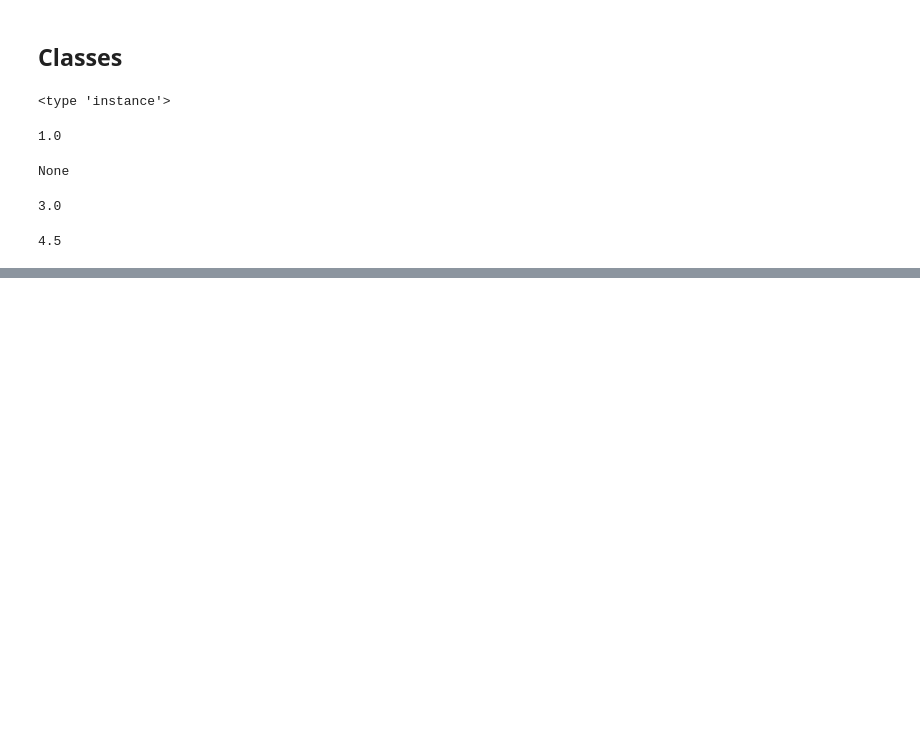
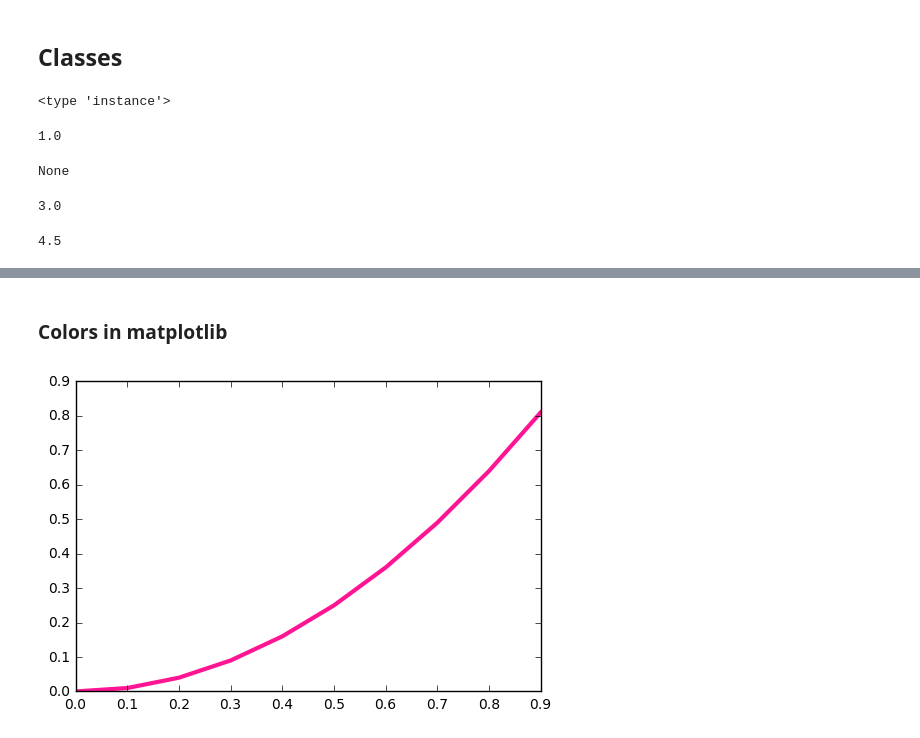
Before and after one commit to csaq5147/Programming, a Jupyter notebook: Lesson3.ipynb, the cells around one changed output, grey strips where cells are left out. Saved outputs shown, nothing was run; the diff lists cells and outputs as text; code cells hidden in the pictures; blank space fills up the shorter version.

```diff
--- a/Lesson3.ipynb
+++ b/Lesson3.ipynb
@@ -181,0 +200,6 @@ print p1.y
+# %% [markdown]
+### Colors in matplotlib
+# %%
+plt.plot(x,y, linewidth=3, color='deeppink');
+# %% [output]
+[figure, added]
```
Also changed, not shown: parts of 10 cells of this notebook.
